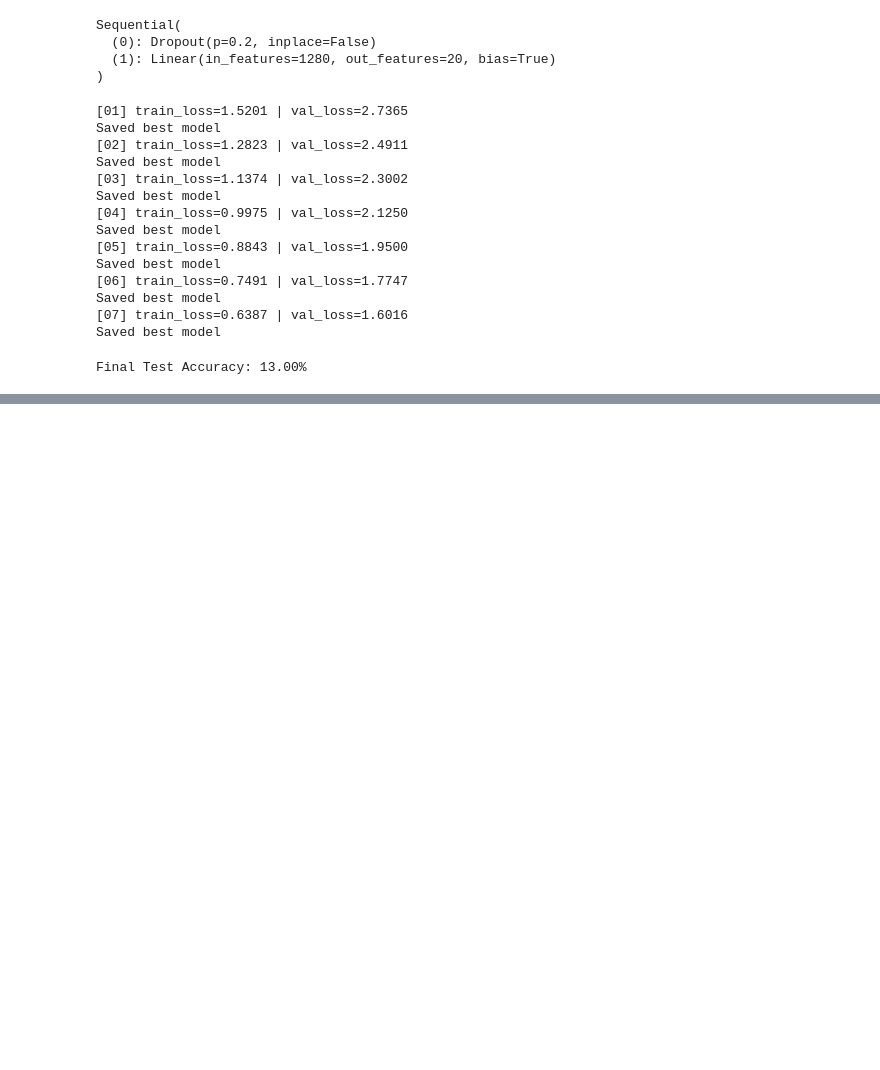
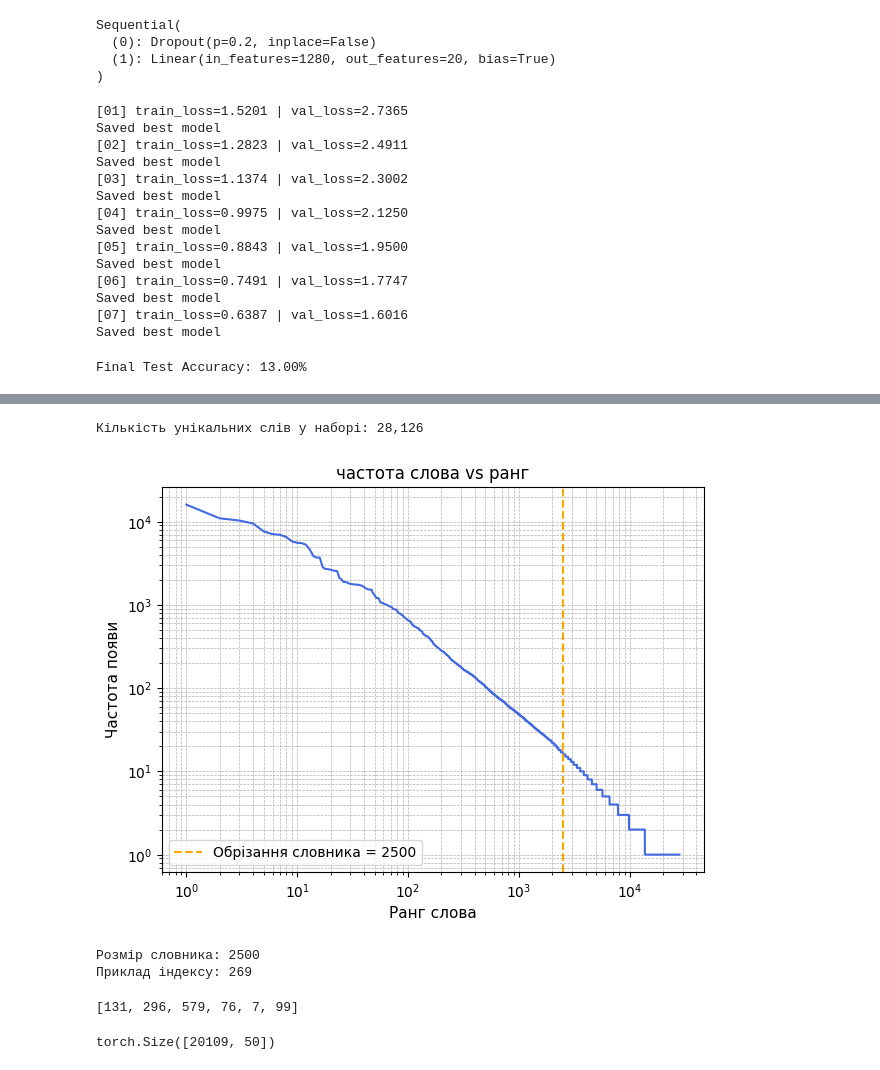
Before and after one commit to Borwec/ida_25_26, a Jupyter notebook: lab3/lab3.ipynb, the cells around one changed output, grey strips where cells are left out. Saved outputs shown, nothing was run; the diff lists cells and outputs as text; code cells hidden in the pictures; blank space fills up the shorter version.

```diff
--- a/lab3/lab3.ipynb
+++ b/lab3/lab3.ipynb
@@ -477,0 +508,3 @@ Final Test Accuracy: 13.00%
+# %%
+for i, label in enumerate(le.classes_):
+    print(f"'{label}': {i}")
@@ -477,0 +524,12 @@ Final Test Accuracy: 13.00%
+# %%
+def prep_text(text):
+  text = text.lower()
+  text = re.sub(r"<.*?>", " ", text)
+  text = re.sub(r"[^a-zA-Z]", " ", text)
+  text = re.sub(r"\s{2,}", " ", text)
+  return text
+
+for i in range(len(df["comment"])):
+  df.loc[i, "comment"] = prep_text(df["comment"][i])
+
+df.head()
@@ -477,0 +543,62 @@ Final Test Accuracy: 13.00%
+# %%
+tokens = [word_tokenize(t) for t in df["comment"]]
+# %%
+counter = Counter()
+for tok_list in tokens:
+    counter.update(tok_list)
+# %%
+vocab_size = len(counter)
+
+print(f"Кількість унікальних слів у наборі: {vocab_size:,}")
+# %% [output]
+Кількість унікальних слів у наборі: 28,126
+# %%
+word_freqs = np.array(sorted(counter.values(), reverse=True))
+ranks = np.arange(1, len(word_freqs) + 1)
+
+plt.figure(figsize=(7, 5))
+plt.loglog(ranks, word_freqs, color='royalblue')
+plt.title("частота слова vs ранг", fontsize=12)
+plt.xlabel("Ранг слова", fontsize=11)
+plt.ylabel("Частота появи", fontsize=11)
+plt.grid(True, which="both", ls="--", lw=0.5)
+
+MAX_VOCAB = 2_500
+plt.axvline(MAX_VOCAB, color='orange', linestyle='--', label=f'Обрізання словника = {MAX_VOCAB}')
+plt.legend()
+
+plt.show()
+# %% [output]
+[figure, added]
+# %%
+specials = ["[PAD]", "[UNK]"]
+most_common = counter.most_common(MAX_VOCAB - len(specials))
+itos = specials + [w for w, _ in most_common]       # index → string
+stoi = {w: i for i, w in enumerate(itos)}           # string → index
+
+PAD_IDX = stoi["[PAD]"]
+UNK_IDX = stoi["[UNK]"]
+
+print("Розмір словника:", len(stoi))
+print("Приклад індексу:", stoi.get("maybe", UNK_IDX))
+# %% [output]
+Розмір словника: 2500
+Приклад індексу: 269
+# %%
+def encode(tokens):
+    return [stoi.get(t, UNK_IDX) for t in tokens]
+
+encoded_texts = [encode(tok_list) for tok_list in tokens]
+print(encoded_texts[0][:20])
+# %% [output]
+[131, 296, 579, 76, 7, 99]
+# %%
+MAX_LEN = 50
+def pad_sequence(seq):
+    seq = seq[:MAX_LEN] + [PAD_IDX] * max(0, MAX_LEN - len(seq))
+    return torch.tensor(seq, dtype=torch.long)
+
+X = torch.stack([pad_sequence(seq) for seq in encoded_texts])
+print(X.shape)
+# %% [output]
+torch.Size([20109, 50])
```
Also changed, not shown: parts of 25 cells of this notebook.
